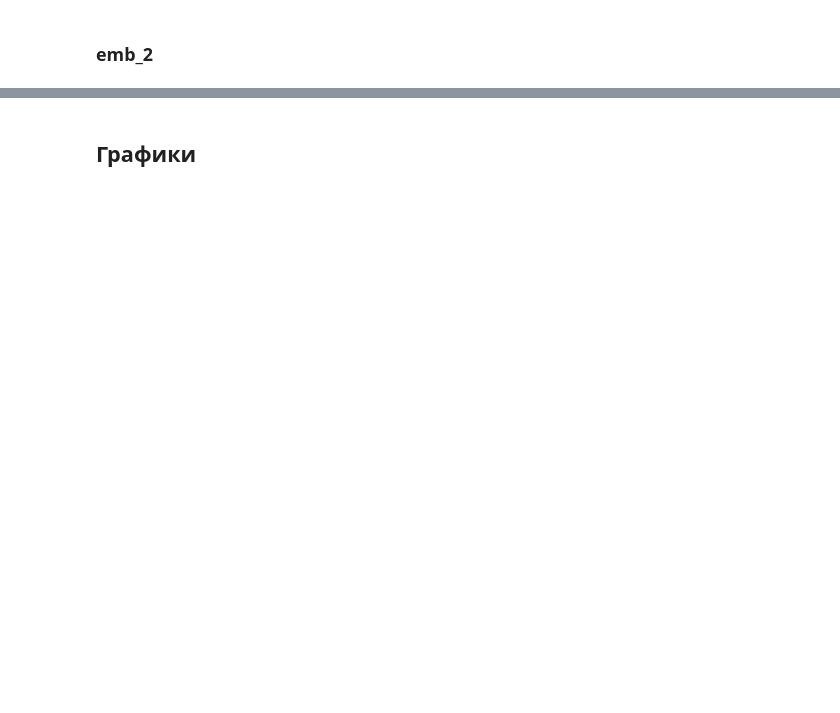
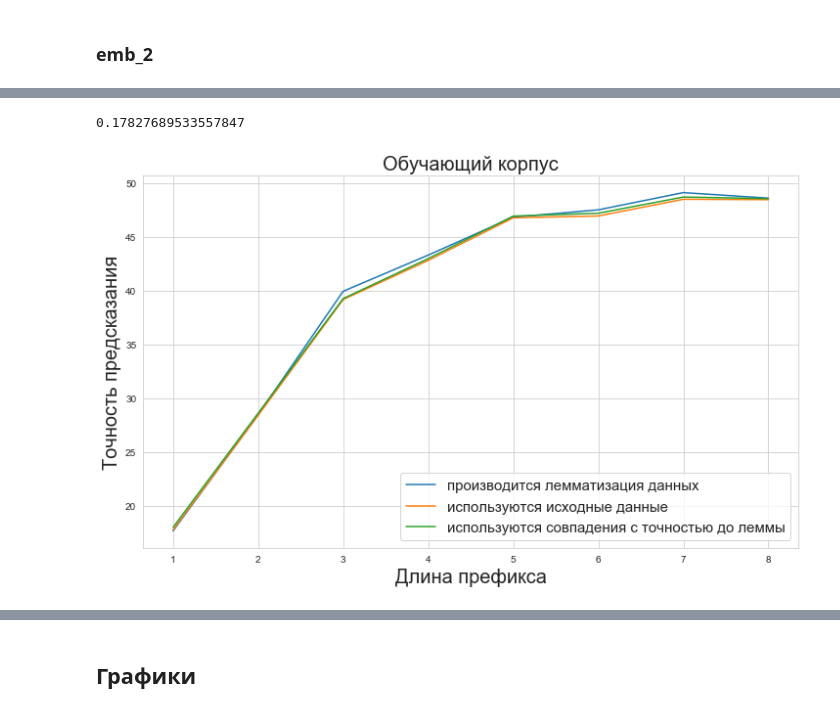
Before and after one commit to DariaGusarova/experiments, a Jupyter notebook: lemmatization+top_n+training_corpus?.ipynb, the cells around one changed output, grey strips where cells are left out. Saved outputs shown, nothing was run; the diff lists cells and outputs as text; code cells hidden in the pictures; blank space fills up the shorter version.

```diff
--- a/lemmatization+top_n+training_corpus?.ipynb
+++ b/lemmatization+top_n+training_corpus?.ipynb
@@ -110,6 +110,8 @@ freq[:10], p[:10]
 emb = KeyedVectors.load_word2vec_format("wiki.ru.vec")
 emb_1 = KeyedVectors.load_word2vec_format("cc.ru.300.vec")
 emb_2 = KeyedVectors.load_word2vec_format("ft_native_300_ru_wiki_lenta_lower_case.vec")
+# %%
+emb_2 = KeyedVectors.load_word2vec_format("ft_native_300_ru_wiki_lenta_lower_case.vec")
 # %%
 import torch, torch.nn as nn
 import torch.nn.functional as F
@@ -322,3 +330,43 @@ for i, data in enumerate([train, test]):
 [interactive output not drawn]
 [interactive output not drawn]
 [interactive output not drawn]
+# %%
+ind_to_word, word_to_ind = construct_vocab(emb_2, count_words)
+# %%
+def approximate_pad(data):
+    to_pad = 0
+    all_ = 0
+    for x in data:
+        for word in x:
+            all_ += 1
+            if word not in word_to_ind.keys():
+                to_pad += 1
+    return to_pad / all_
+# %%
+pad_data = approximate_pad(train_lem)
+pad_data
+# %% [output]
+0.17827689533557847
+# %%
+sns.set_style("whitegrid")
+plt.figure(figsize=(12, 7))
+
+grid = np.arange(0, 8) + 1
+bound = len(grid)
+
+pad_data = approximate_pad(train_lem)
+path = 'emb_2_lemmatization.txt'
+plt.plot(grid, 100*np.array(train_st[path][:bound], dtype=float) * (1-pad_data),
+         label='производится лемматизация данных')
+plt.plot(grid, 100*np.array(accrs_emb_2[0])[:bound],
+         label='используются исходные данные')
+plt.plot(grid, 100*np.array(accrs_emb_2[1])[:bound],
+         label='используются совпадения с точностью до леммы')
+
+plt.legend(fontsize=15)
+plt.xlabel('Длина префикса', fontsize=20)
+plt.ylabel('Точность предсказания', fontsize=20)
+plt.title('Обучающий корпус', fontsize=20)
+plt.show()
+# %% [output]
+[figure, added]
```
Also changed, not shown: parts of 10 cells of this notebook, 7 other files.
